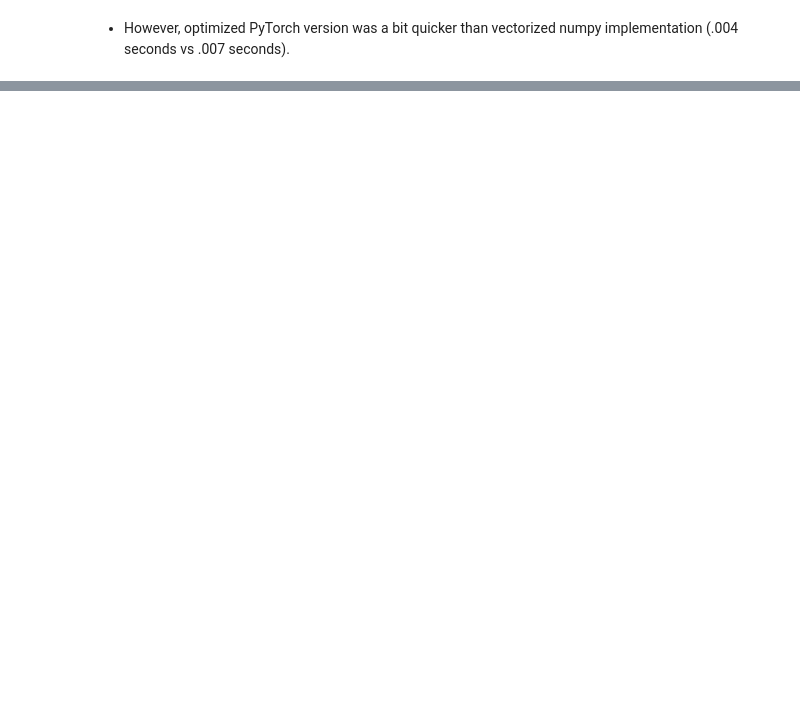
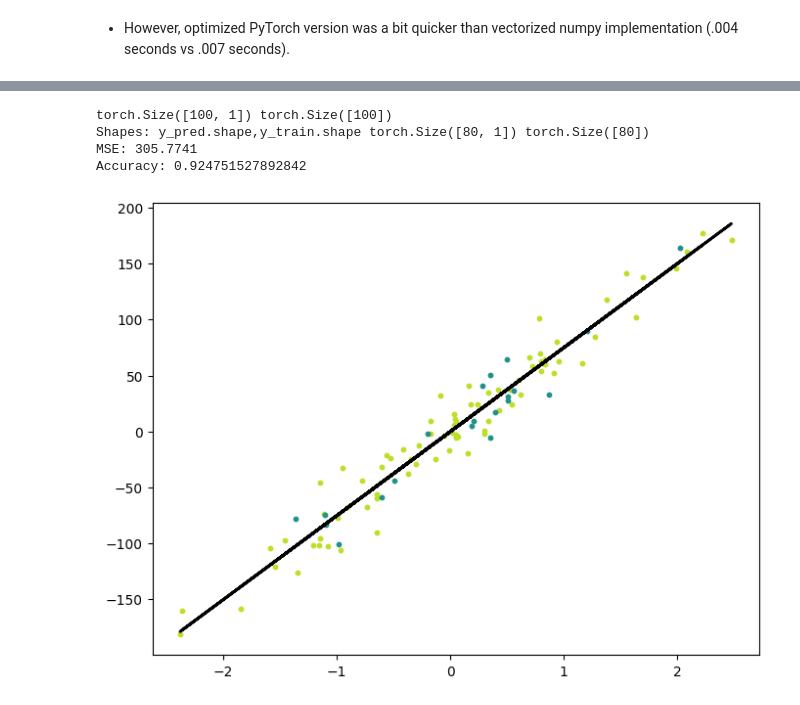
Before and after one commit to dapopov-st/dpv-site, a Jupyter notebook: notes/ml-algos-numpy-torch.ipynb, the cells around one changed output, grey strips where cells are left out. Drawn from its saved outputs; the diff is of its cells as text; code cells hidden in the pictures; blank space fills up the shorter version.

```diff
--- a/notes/ml-algos-numpy-torch.ipynb
+++ b/notes/ml-algos-numpy-torch.ipynb
@@ -527,0 +619,58 @@ Time taken: 0.004700617000708007
+# %%
+import torch.nn as nn
+class LinearRegressionIdiomaticTorch(nn.Module):
+    """Can use torch.autograd automatic differentiation for gradient updates"""
+    def __init__(self, input_dim, output_dim=1):
+        super().__init__()
+        self.linear = nn.Linear(input_dim,output_dim)
+
+    def forward(self, X):
+        return self.linear(X)
+# %%
+X, y = datasets.make_regression(
+        n_samples=100, n_features=1, noise=20, random_state=4
+    )
+X, y = torch.tensor(X,  dtype=torch.float32), torch.tensor(y,  dtype=torch.float32)#.view(-1,1)
+print(X.shape, y.shape)
+X_train, X_test, y_train, y_test = train_test_split(
+    X, y, test_size=0.2, random_state=1234
+)
+model = LinearRegressionIdiomaticTorch(input_dim=X.shape[1])
+
+# Training loop
+n_iters = 1000
+criterion = nn.MSELoss()
+optimizer = torch.optim.SGD(model.parameters(), lr = 0.1)
+for i in range(n_iters):
+    optimizer.zero_grad()
+    y_pred = model(X_train)
+    if i==0: print('Shapes: y_pred.shape,y_train.shape', y_pred.shape,y_train.shape)
+    loss = criterion(y_pred.view(-1),y_train) # .view(-1) CRITICAL!
+    loss.backward()
+    optimizer.step()
+
+
+with torch.no_grad():
+    predictions = model(X_test)
+    # print("predictions: ")
+    # print(predictions)
+
+mse = mean_squared_error(y_test, predictions)
+print("MSE:", mse)
+
+accu = r2_score(y_test, predictions)
+print("Accuracy:", accu)
+with torch.no_grad():
+    y_pred_line = model(X).detach().numpy()
+cmap = plt.get_cmap("viridis")
+fig = plt.figure(figsize=(8, 6))
+m1 = plt.scatter(X_train.detach().numpy(), y_train.detach().numpy(), color=cmap(0.9), s=10)
+m2 = plt.scatter(X_test.detach().numpy(), y_test.detach().numpy(), color=cmap(0.5), s=10)
+plt.plot(X.detach().numpy(), y_pred_line, color="black", linewidth=2, label="Prediction")
+plt.show()
+# %% [output]
+torch.Size([100, 1]) torch.Size([100])
+Shapes: y_pred.shape,y_train.shape torch.Size([80, 1]) torch.Size([80])
+MSE: 305.7741
+Accuracy: 0.924751527892842
+[figure, added]
```
Also changed, not shown: parts of 19 cells of this notebook, 11 other files.
